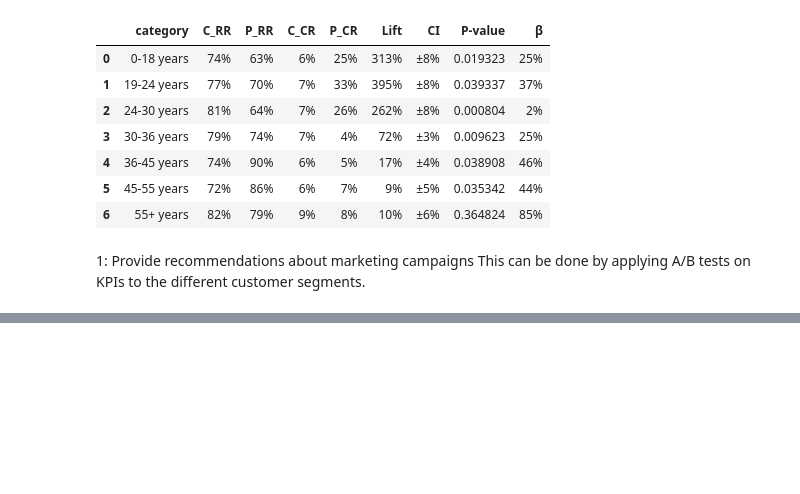
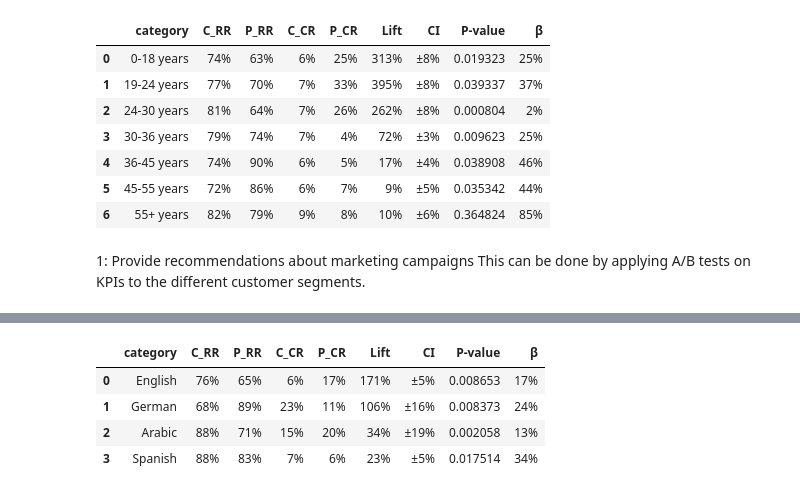
Before and after one commit to salih-17/Courses, a Jupyter notebook: Analyzing Marketing Campaigns/Final.ipynb, the cells around one changed output, grey strips where cells are left out. Drawn from its saved outputs; the diff is of its cells as text; code cells hidden in the pictures; blank space fills up the shorter version.

```diff
--- a/Analyzing Marketing Campaigns/Final.ipynb
+++ b/Analyzing Marketing Campaigns/Final.ipynb
@@ -664,9 +673,6 @@ email_p.groupby(['date_served'])['converted'].mean().mean()
 # %%
 # توضيح شو الفرق بين لمن بتاخد المتوسط بناءا على الايام او مجموع الاشخاص لاني صارت مشكلة في القيم الكبيرة
 # %%
-def show(percent):
-    return str(round(percent*100)) + '%'
-
 def pre_processing(column):
     #-----------------------------------------------------
     personalization = marketing[marketing['variant'] == 'personalization']
@@ -694,10 +700,8 @@ def pre_processing(column):
                         'Lift': show(lift),
                         'CI': '±'+show(CI),
                         'P-value': t.pvalue ,
-                        'β': show(1-power),
-
-
-                        } )
+                        'β': show(1-power)
+                       })
 
     return pd.DataFrame(report)
 # %%
@@ -725,0 +736,8 @@ This can be done by applying A/B tests on KPIs to the different customer segment
+# %%
+pre_processing('language_preferred')
+# %% [output]
+|  | category | C_RR | P_RR | C_CR | P_CR | Lift | CI | P-value | β |
+| 0 | English | 76% | 65% | 6% | 17% | 171% | ±5% | 0.008653 | 17% |
+| 1 | German | 68% | 89% | 23% | 11% | 106% | ±16% | 0.008373 | 24% |
+| 2 | Arabic | 88% | 71% | 15% | 20% | 34% | ±19% | 0.002058 | 13% |
+| 3 | Spanish | 88% | 83% | 7% | 6% | 23% | ±5% | 0.017514 | 34% |
```
Also changed, not shown: parts of 2 cells of this notebook.
